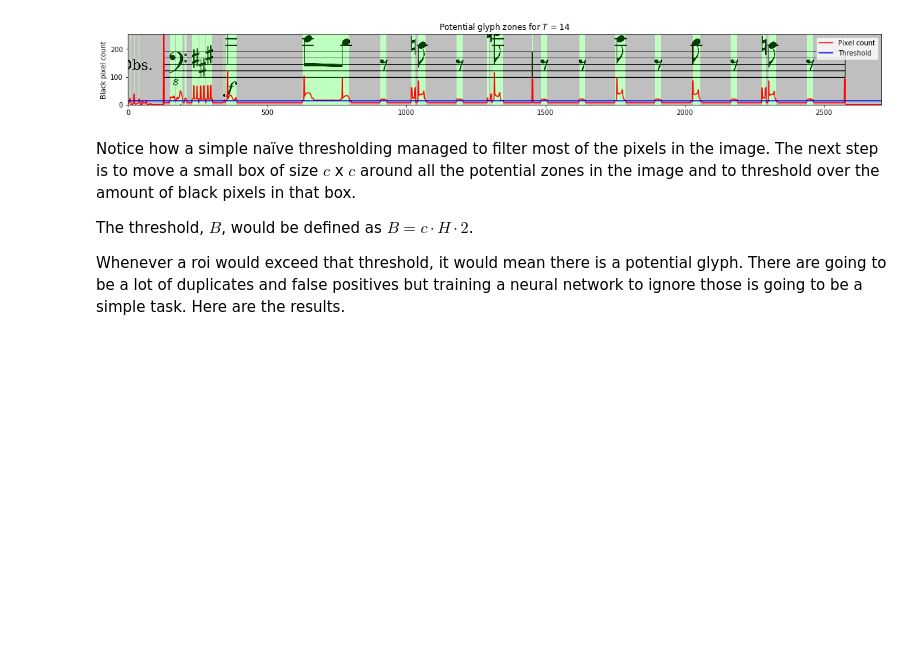
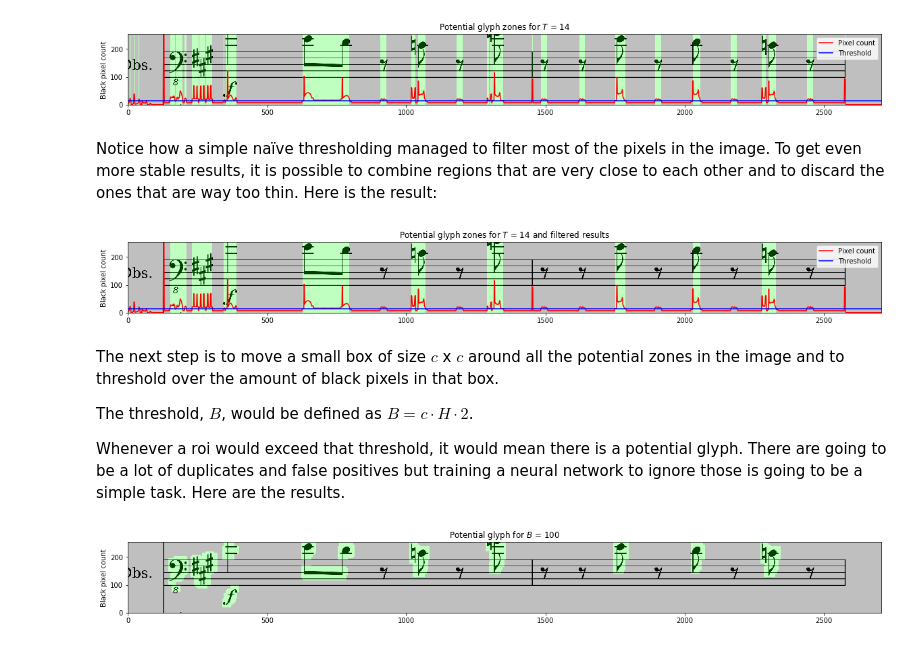
Before and after one commit to ferasboulala/auto-score, a Jupyter notebook: notebooks/autotab.ipynb, the cells around one changed output. Saved outputs shown, nothing was run; the diff lists cells and outputs as text; code cells hidden in the pictures; blank space fills up the shorter version.

Commit message:
Finished image processing before machine learning. Decent results.

```diff
--- a/notebooks/autotab.ipynb
+++ b/notebooks/autotab.ipynb
@@ -125,33 +125,49 @@ plt.ylabel('Black pixel count');
 plt.legend(['Pixel count', 'Threshold']);
 # %% [output]
 [figure]
+# %% [markdown]
+Notice how a simple naïve thresholding managed to filter most of the pixels in the image. To get even more stable results, it is possible to combine regions that are very close to each other and to discard the ones that are way too thin. Here is the result:
+# %%
+rgb_staff_image = np.stack((example_staff_image,) * 3, axis=-1)
+zone_bboxes = score.potential_glyphs(example_staff_image, merge=True, thin_filter=True)
+mask_image = np.zeros(rgb_staff_image.shape)
+for (xmin, xmax, ymin, ymax) in zone_bboxes:
+    mask_image[ymin:ymax, xmin:xmax] = GREEN_MASK
+rgb_staff_image = rgb_staff_image * (1-alpha) + mask_image * alpha
+rgb_staff_image = rgb_staff_image.astype('int')
+plt.figure(figsize=(20,20))
+plt.imshow(rgb_staff_image, extent=[0, cols, 0, rows], cmap='gray')
+plt.plot(col_count, 'r-')
+plt.plot([T] * cols, 'b')
+plt.title('Potential glyph zones for $T$ = {} and filtered results'.format(T))
+plt.ylabel('Black pixel count');
+plt.legend(['Pixel count', 'Threshold']);
+# %% [output]
+[figure, added]
 # %% [markdown]
-Notice how a simple naïve thresholding managed to filter most of the pixels in the image. The next step is to move a small box of size $c$ x $c$ around all the potential zones in the image and to threshold over the amount of black pixels in that box.
+The next step is to move a small box of size $c$ x $c$ around all the potential zones in the image and to threshold over the amount of black pixels in that box.
 
 The threshold, $B$, would be defined as
 $B = c \cdot H \cdot 2$.
 
 Whenever a roi would exceed that threshold, it would mean there is a potential glyph. There are going to be a lot of duplicates and false positives but training a neural network to ignore those is going to be a simple task. Here are the results.
 # %%
-GREEN_MASK = (0,255,0) # -Jim Carrey
+rgb_staff_image = np.stack((example_staff_image,) * 3, axis=-1)
+mask_image = np.zeros(rgb_staff_image.shape)
 
 B = score.kernel_threshold
-rgb_staff_image = np.stack((example_staff_image,) * 3, axis=-1)
+for box in zone_bboxes:
+    for x_min, x_max, y_min, y_max in score.convolve_box(box):
+        roi = example_staff_image[y_min:y_max, x_min:x_max]
+        count = np.count_nonzero(roi == 0)
+        if count > B:
+            mask_image[y_min:y_max, x_min:x_max] = GREEN_MASK
 
-# Coloring the zones in green
-mask_image = np.zeros(rgb_staff_image.shape)
-for (xmin, xmax, ymin, ymax) in zone_bboxes:
-    mask_image[ymin:ymax, xmin:xmax] = GREEN_MASK
-alpha = 0.25
 rgb_staff_image = rgb_staff_image * (1-alpha) + mask_image * alpha
 rgb_staff_image = rgb_staff_image.astype('int')
-
-# Plotting everything
 plt.figure(figsize=(20,20))
 plt.imshow(rgb_staff_image, extent=[0, cols, 0, rows], cmap='gray')
-plt.plot(col_count, 'r-')
-plt.plot([T] * cols, 'b')
-
-plt.title('Potential glyph zones for $T$ = {}'.format(T))
+plt.title('Potential glyph for $B$ = {}'.format(B))
 plt.ylabel('Black pixel count');
-plt.legend(['Pixel count', 'Threshold']);
+# %% [output]
+[figure, added]
```
Also changed, not shown: parts of 1 cell of this notebook, 1 other file.
